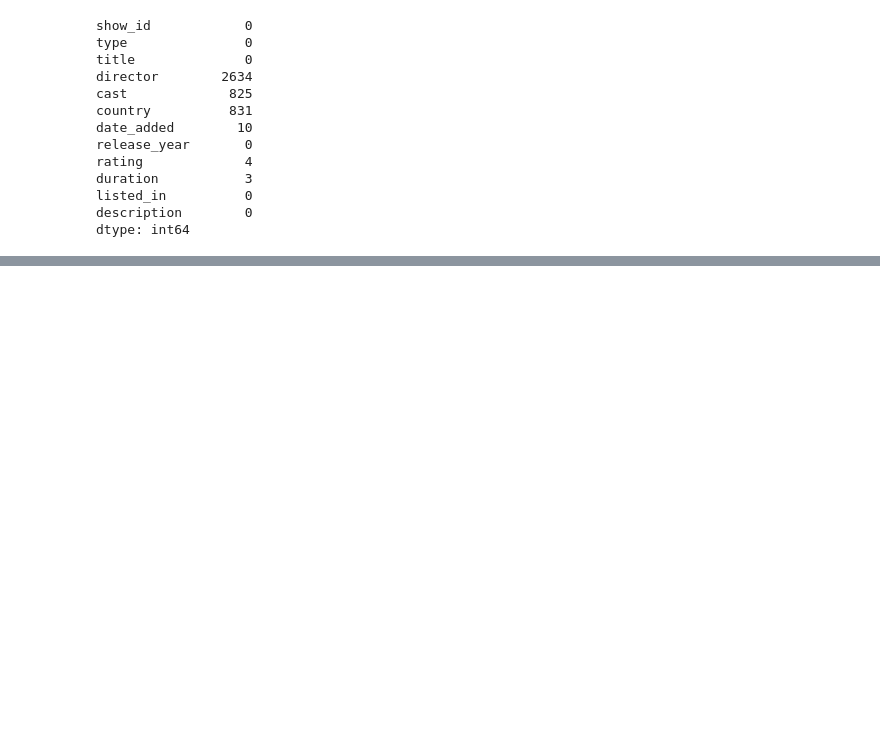
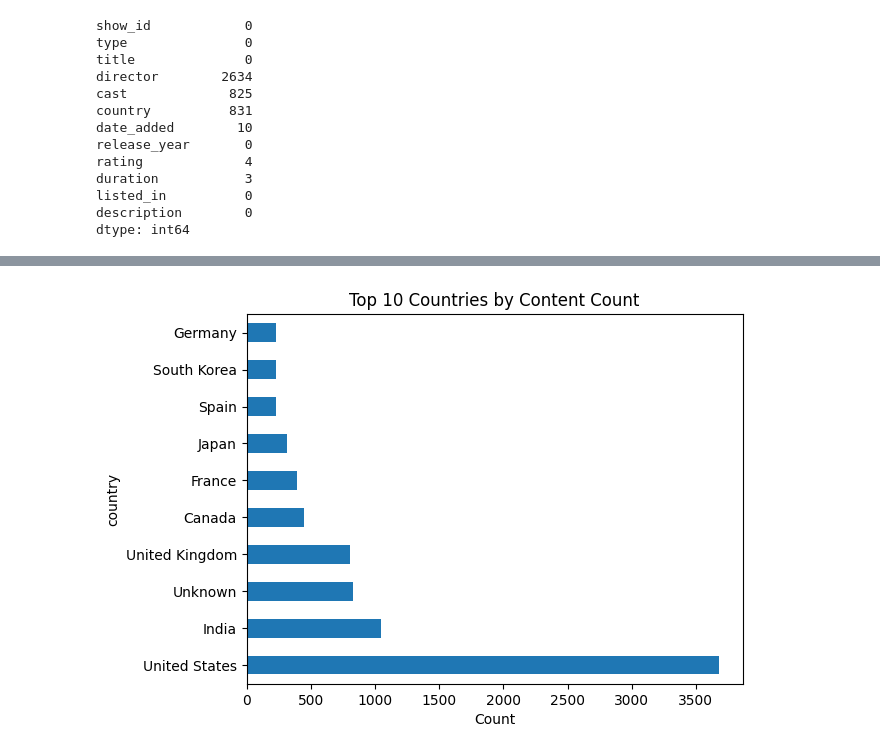
Before and after one commit to Sahilkhxn/Netflix_eda, a Jupyter notebook: netflix.ipynb, the cells around one changed output, grey strips where cells are left out. Drawn from its saved outputs; the diff is of its cells as text; code cells hidden in the pictures; blank space fills up the shorter version.

```diff
--- a/netflix.ipynb
+++ b/netflix.ipynb
@@ -138,0 +241,7 @@ dtype: int64
+# %%
+netflix['country'].str.split(', ').explode().value_counts().head(10).plot(kind='barh')
+plt.title('Top 10 Countries by Content Count')
+plt.xlabel('Count')
+plt.show()
+# %% [output]
+[figure, added]
```
Also changed, not shown: parts of 39 cells of this notebook.
